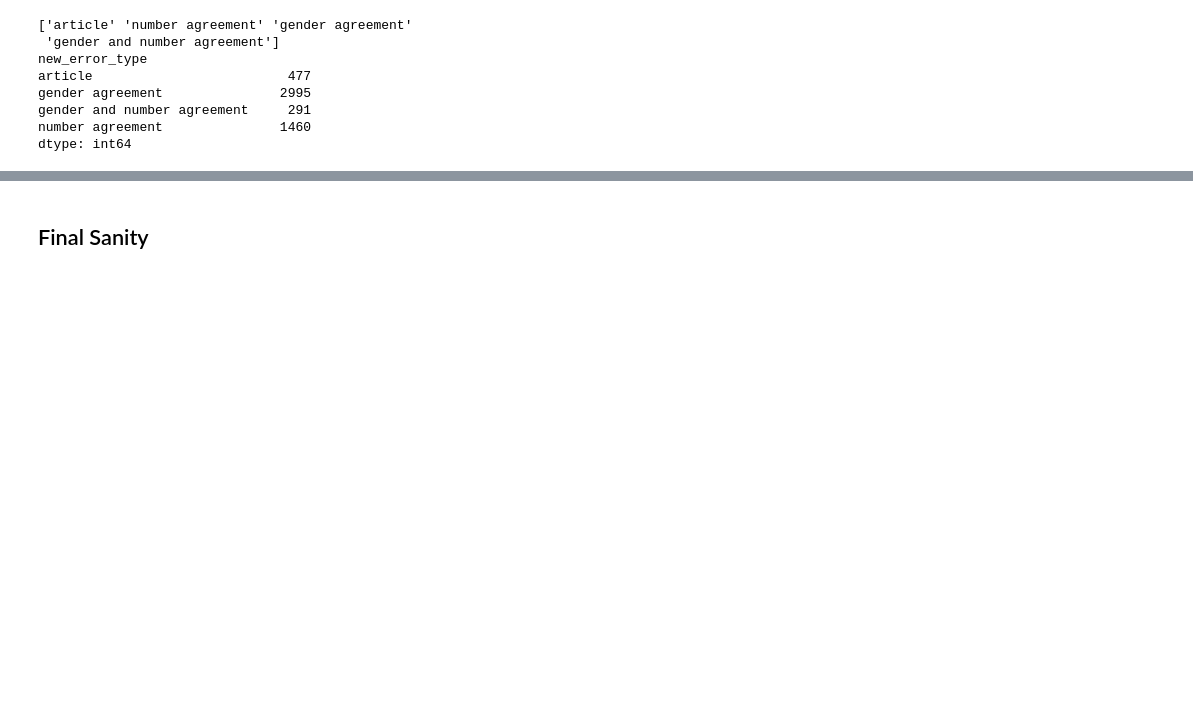
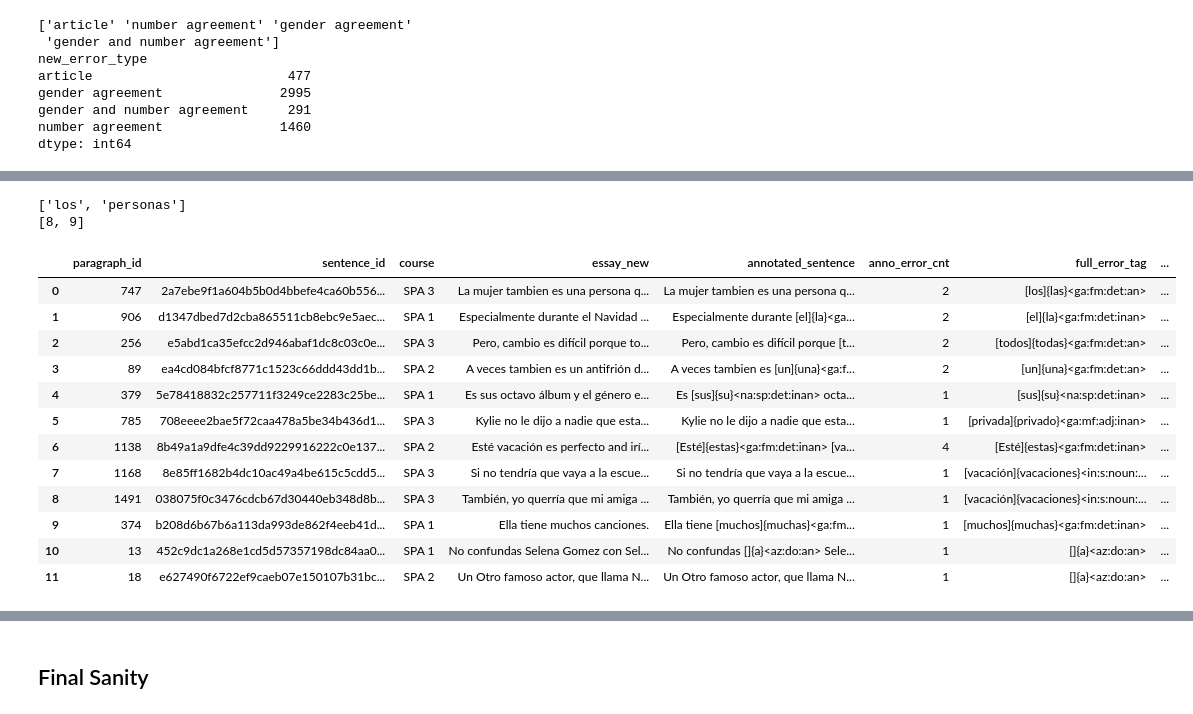
Before and after one commit to team-langbot/model_gec, a Jupyter notebook: EDA.ipynb, the cells around one changed output, grey strips where cells are left out. Cells and saved outputs as stored; diff of their text form; code cells hidden in the pictures; blank space fills up the shorter version.

Commit message:
evidence_word

```diff
--- a/EDA.ipynb
+++ b/EDA.ipynb
@@ -739,0 +779,64 @@ dtype: int64
+# %%
+df_combine_test = pd.concat([df_combine.sample(n=10, random_state=1), df_combine[:2]], ignore_index=True)
+# %%
+df_combine_test['raw_evidence'] = df_combine_test.apply(lambda row : find_evidence_word(row['source_sentence'], row['error'], row['correction']), axis=1)
+# %%
+def get_evidence_words_list(sentence):
+  sentence= sentence.replace('\n', ' ')
+  sentence= sentence.replace('[', '')
+  sentence= sentence.replace(']', '')
+  sentence= sentence.replace('"', '')
+  words = re.match(r'evidence words = (.+?) indexes = (.+)', sentence).group(1)
+  words= words.replace(',', '')
+  return [i.strip() for i in words.split(' ')]
+
+
+def get_evidence_index_list(sentence):
+  sentence= sentence.replace('\n', ' ')
+  sentence= sentence.replace('[', '')
+  sentence= sentence.replace(']', '')
+  words = re.match(r'evidence words = (.+?) indexes = (.+)', sentence).group(2)
+  return [int(i.strip()) for i in words.split(',')]
+
+#when the index and word is not the same length
+def find_evidence_index_from_list(evidence_words, source, correction_index):
+  indexes = []
+  mid = correction_index[0]
+  lower = mid - 5
+  higher = mid + 5
+  if lower < 0:
+    lower = 0
+  if higher > len(evidence_words)-1:
+    higher = len(evidence_words)-1
+  index = []
+  for i in range(lower, higher):
+    for x in range(len(source)-1):
+      if evidence_words[i] == source[x]:
+        indexes.append(i)
+  return indexes
+# %%
+print(get_evidence_words_list('evidence words = los, personas indexes = 8, 9'))
+print(get_evidence_index_list('evidence words = los, personas indexes = 8, 9'))
+# %% [output]
+['los', 'personas']
+[8, 9]
+# %%
+df_combine_test['evident_words'] = df_combine_test['raw_evidence'].apply(get_evidence_words_list)
+df_combine_test['evident_index'] = df_combine_test['raw_evidence'].apply(get_evidence_index_list)
+# %%
+df_combine_test
+# to do: take care the 'none' case and if correction_index is in evidence index we have to remove
+# %% [output]
+|  | paragraph_id | sentence_id | course | essay_new | annotated_sentence | anno_error_cnt | full_error_tag | ... |
+| 0 | 747 | 2a7ebe9f1a604b5b0d4bbefe4ca60b556... | SPA 3 | La mujer tambien es una persona q... | La mujer tambien es una persona q... | 2 | [los]{las}<ga:fm:det:an> | ... |
+| 1 | 906 | d1347dbed7d2cba865511cb8ebc9e5aec... | SPA 1 | Especialmente durante el Navidad ... | Especialmente durante [el]{la}<ga... | 2 | [el]{la}<ga:fm:det:inan> | ... |
+| 2 | 256 | e5abd1ca35efcc2d946abaf1dc8c03c0e... | SPA 3 | Pero, cambio es difícil porque to... | Pero, cambio es difícil porque [t... | 2 | [todos]{todas}<ga:fm:det:an> | ... |
+| 3 | 89 | ea4cd084bfcf8771c1523c66ddd43dd1b... | SPA 2 | A veces tambien es un antifrión d... | A veces tambien es [un]{una}<ga:f... | 2 | [un]{una}<ga:fm:det:an> | ... |
+| 4 | 379 | 5e78418832c257711f3249ce2283c25be... | SPA 1 | Es sus octavo álbum y el género e... | Es [sus]{su}<na:sp:det:inan> octa... | 1 | [sus]{su}<na:sp:det:inan> | ... |
+| 5 | 785 | 708eeee2bae5f72caa478a5be34b436d1... | SPA 3 | Kylie no le dijo a nadie que esta... | Kylie no le dijo a nadie que esta... | 1 | [privada]{privado}<ga:mf:adj:inan> | ... |
+| 6 | 1138 | 8b49a1a9dfe4c39dd9229916222c0e137... | SPA 2 | Esté vacación es perfecto and irí... | [Esté]{estas}<ga:fm:det:inan> [va... | 4 | [Esté]{estas}<ga:fm:det:inan> | ... |
+| 7 | 1168 | 8e85ff1682b4dc10ac49a4be615c5cdd5... | SPA 3 | Si no tendría que vaya a la escue... | Si no tendría que vaya a la escue... | 1 | [vacación]{vacaciones}<in:s:noun:... | ... |
+| 8 | 1491 | 038075f0c3476cdcb67d30440eb348d8b... | SPA 3 | También, yo querría que mi amiga ... | También, yo querría que mi amiga ... | 1 | [vacación]{vacaciones}<in:s:noun:... | ... |
+| 9 | 374 | b208d6b67b6a113da993de862f4eeb41d... | SPA 1 | Ella tiene muchos canciones. | Ella tiene [muchos]{muchas}<ga:fm... | 1 | [muchos]{muchas}<ga:fm:det:inan> | ... |
+| 10 | 13 | 452c9dc1a268e1cd5d57357198dc84aa0... | SPA 1 | No confundas Selena Gomez con Sel... | No confundas []{a}<az:do:an> Sele... | 1 | []{a}<az:do:an> | ... |
+| 11 | 18 | e627490f6722ef9caeb07e150107b31bc... | SPA 2 | Un Otro famoso actor, que llama N... | Un Otro famoso actor, que llama N... | 1 | []{a}<az:do:an> | ... |
```
Also changed, not shown: parts of 13 cells of this notebook.
